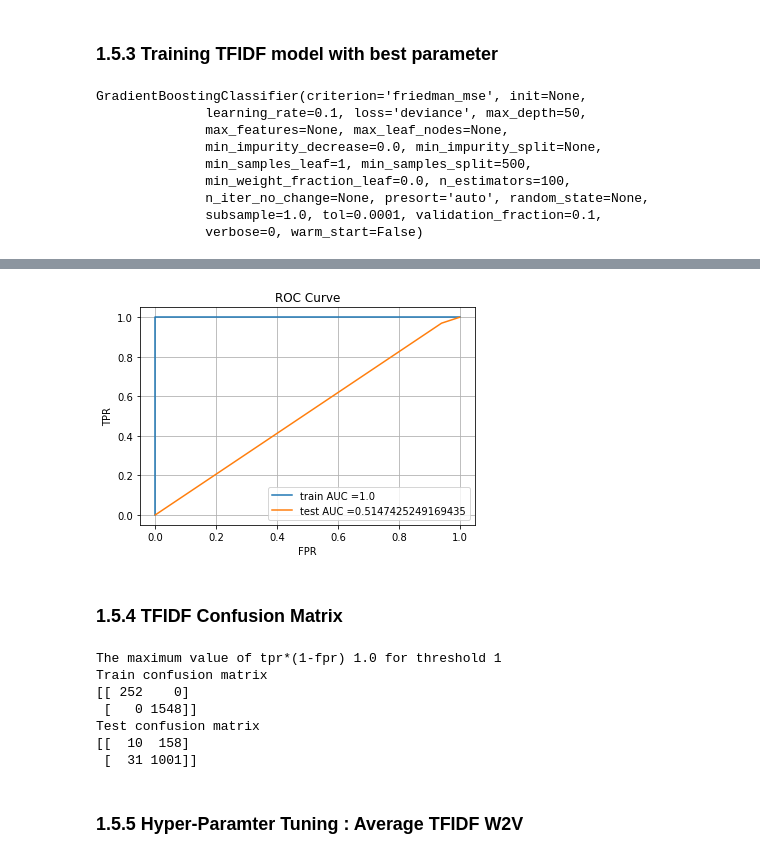
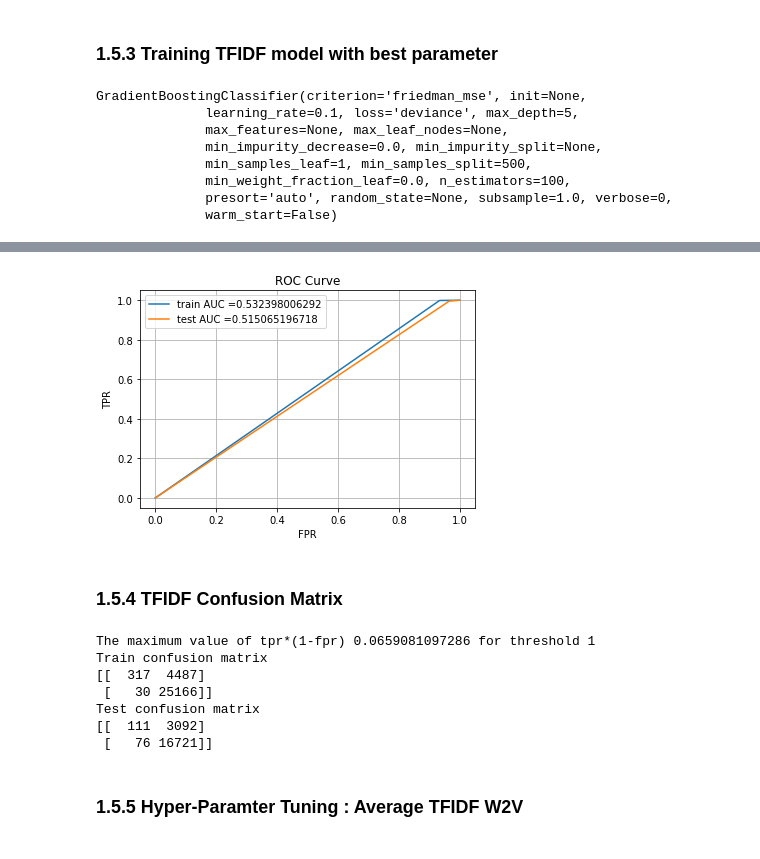
Before and after one commit to iamanik4/Python-Course-Assignment, a Jupyter notebook: 13. Apply GBDT on Donors Choose dataset/11_Assignment_GBDT_Instructions.ipynb, the cells around one changed output, grey strips where cells are left out. Cells and saved outputs as stored; diff of their text form; code cells hidden in the pictures.

```diff
--- a/13. Apply GBDT on Donors Choose dataset/11_Assignment_GBDT_Instructions.ipynb
+++ b/13. Apply GBDT on Donors Choose dataset/11_Assignment_GBDT_Instructions.ipynb
@@ -295,7 +299,7 @@ model_tfidf = GradientBoostingClassifier()
 parameters = {'max_depth':[1,5,10,50],'min_samples_split': [5,10,100,500]}
 
 clf_tfidf = GridSearchCV(model_tfidf,parameters,n_jobs = -1,scoring = 'roc_auc')
-clf_tfidf.fit(X_tr_tfidf,Y_train)
+%time clf_tfidf.fit(X_tr_tfidf,Y_train)
 
 results = pd.DataFrame.from_dict(clf_tfidf.cv_results_)
 
@@ -333,23 +340,24 @@ offline.iplot(fig, filename='3d-scatter-colorscale')
 clf_tfidf.best_estimator_
 # %% [output]
 GradientBoostingClassifier(criterion='friedman_mse', init=None,
-              learning_rate=0.1, loss='deviance', max_depth=50,
+              learning_rate=0.1, loss='deviance', max_depth=5,
               max_features=None, max_leaf_nodes=None,
               min_impurity_decrease=0.0, min_impurity_split=None,
               min_samples_leaf=1, min_samples_split=500,
               min_weight_fraction_leaf=0.0, n_estimators=100,
-              n_iter_no_change=None, presort='auto', random_state=None,
-              subsample=1.0, tol=0.0001, validation_fraction=0.1,
-              verbose=0, warm_start=False)
+              presort='auto', random_state=None, subsample=1.0, verbose=0,
+              warm_start=False)
 # %%
 best_max_depth_tfidf=clf_tfidf.best_params_['max_depth']
 best_min_samples_split_tfidf=clf_tfidf.best_params_['min_samples_split']
 # %%
+%matplotlib inline
 from sklearn.metrics import roc_curve, auc
 import matplotlib.pyplot as plt
 
+
 best_model = GradientBoostingClassifier(max_depth = best_max_depth_tfidf, min_samples_split = best_min_samples_split_tfidf)
-best_model.fit(X_tr_tfidf,Y_train)
+%time best_model.fit(X_tr_tfidf,Y_train)
 
 y_train_pred = best_model.predict(X_tr_tfidf)
 y_test_pred = best_model.predict(X_te_tfidf)
@@ -371,4 +380,4 @@ plt.show()
-[figure, old version]
+[figure, new version]
 # %% [markdown]
 ### 1.5.4 TFIDF Confusion Matrix
 # %%
@@ -397,13 +406,13 @@ print(confusion_matrix(Y_train, predict_with_best_t(y_train_pred, best_t)))
 print("Test confusion matrix")
 print(confusion_matrix(Y_test, predict_with_best_t(y_test_pred, best_t)))
 # %% [output]
-The maximum value of tpr*(1-fpr) 1.0 for threshold 1
+The maximum value of tpr*(1-fpr) 0.0659081097286 for threshold 1
 Train confusion matrix
-[[ 252    0]
- [   0 1548]]
+[[  317  4487]
+ [   30 25166]]
 Test confusion matrix
-[[  10  158]
- [  31 1001]]
+[[  111  3092]
+ [   76 16721]]
 # %% [markdown]
 ### 1.5.5  Hyper-Paramter Tuning : Average TFIDF W2V
 # %%
```
Also changed, not shown: parts of 13 cells of this notebook, 1 other file.
